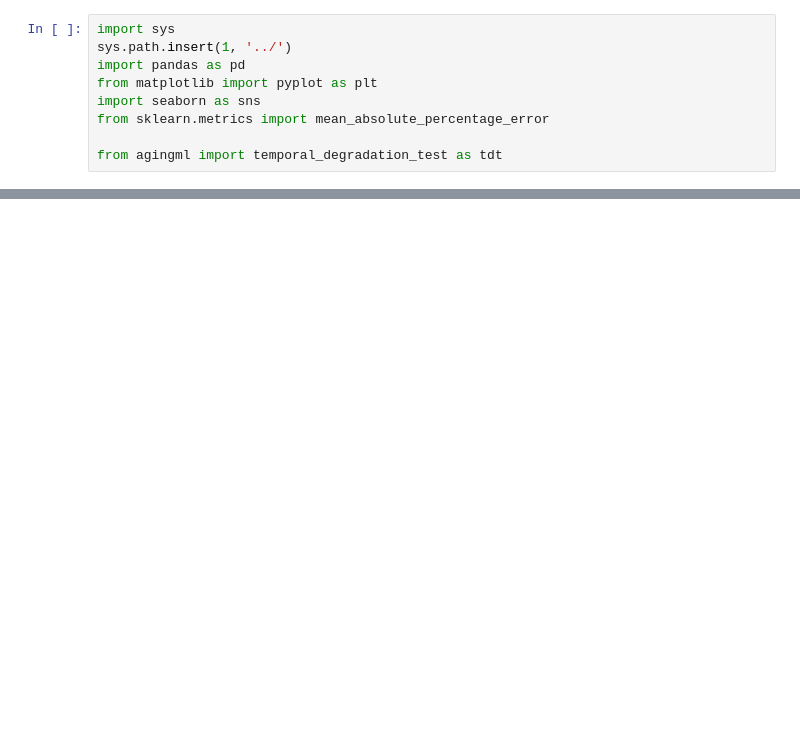
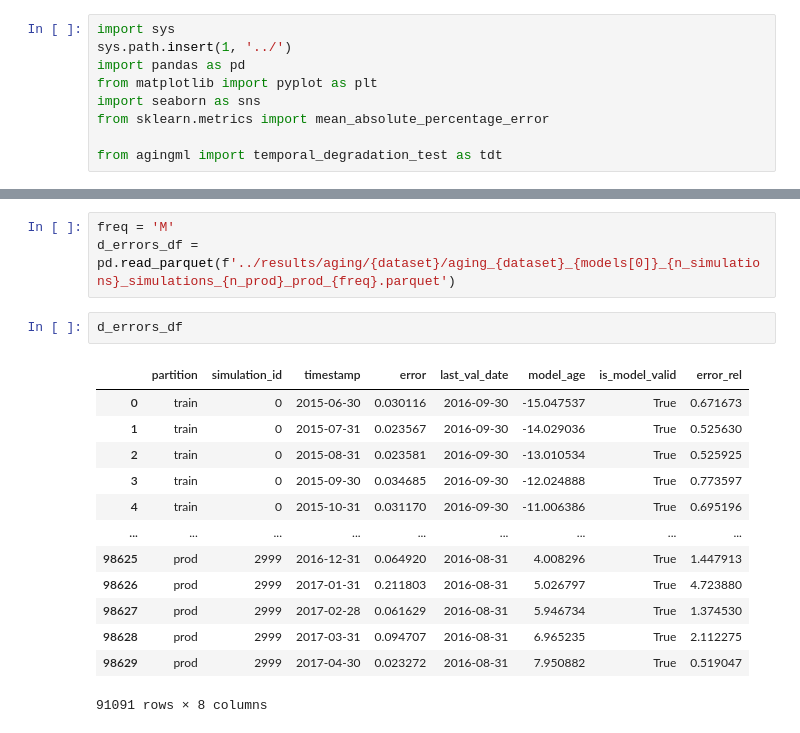
Before and after one commit to santiviquez/ageml, a Jupyter notebook: notebooks/avocado_process_aging_results.ipynb, the cells around one changed output, grey strips where cells are left out. Saved outputs shown, nothing was run; the diff lists cells and outputs as text; blank space fills up the shorter version.

```diff
--- a/notebooks/avocado_process_aging_results.ipynb
+++ b/notebooks/avocado_process_aging_results.ipynb
@@ -42,0 +71,19 @@ There are 625 out of 1000
+# %%
+freq = 'M'
+d_errors_df = pd.read_parquet(f'../results/aging/{dataset}/aging_{dataset}_{models[0]}_{n_simulations}_simulations_{n_prod}_prod_{freq}.parquet')
+# %%
+d_errors_df
+# %% [output]
+|  | partition | simulation_id | timestamp | error | last_val_date | model_age | is_model_valid | error_rel |
+| 0 | train | 0 | 2015-06-30 | 0.030116 | 2016-09-30 | -15.047537 | True | 0.671673 |
+| 1 | train | 0 | 2015-07-31 | 0.023567 | 2016-09-30 | -14.029036 | True | 0.525630 |
+| 2 | train | 0 | 2015-08-31 | 0.023581 | 2016-09-30 | -13.010534 | True | 0.525925 |
+| 3 | train | 0 | 2015-09-30 | 0.034685 | 2016-09-30 | -12.024888 | True | 0.773597 |
+| 4 | train | 0 | 2015-10-31 | 0.031170 | 2016-09-30 | -11.006386 | True | 0.695196 |
+| ... | ... | ... | ... | ... | ... | ... | ... | ... |
+| 98625 | prod | 2999 | 2016-12-31 | 0.064920 | 2016-08-31 | 4.008296 | True | 1.447913 |
+| 98626 | prod | 2999 | 2017-01-31 | 0.211803 | 2016-08-31 | 5.026797 | True | 4.723880 |
+| 98627 | prod | 2999 | 2017-02-28 | 0.061629 | 2016-08-31 | 5.946734 | True | 1.374530 |
+| 98628 | prod | 2999 | 2017-03-31 | 0.094707 | 2016-08-31 | 6.965235 | True | 2.112275 |
+| 98629 | prod | 2999 | 2017-04-30 | 0.023272 | 2016-08-31 | 7.950882 | True | 0.519047 |
+91091 rows × 8 columns
```
Also changed, not shown: parts of 7 cells of this notebook, 17 other files.
